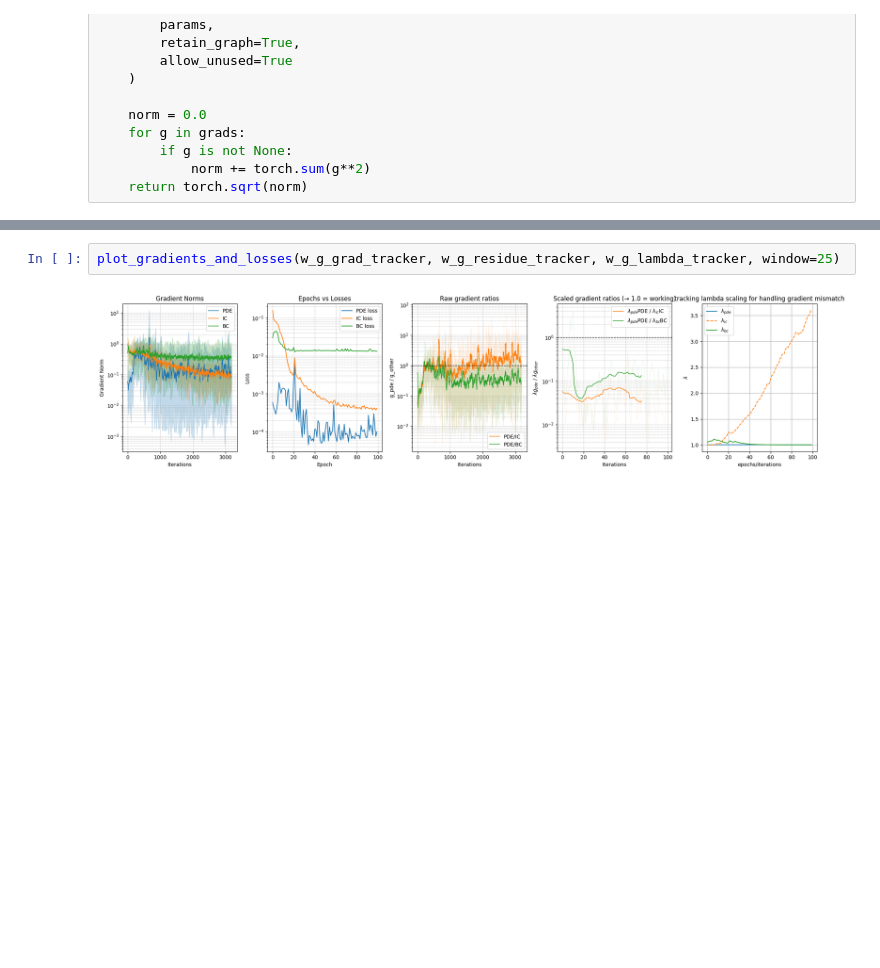
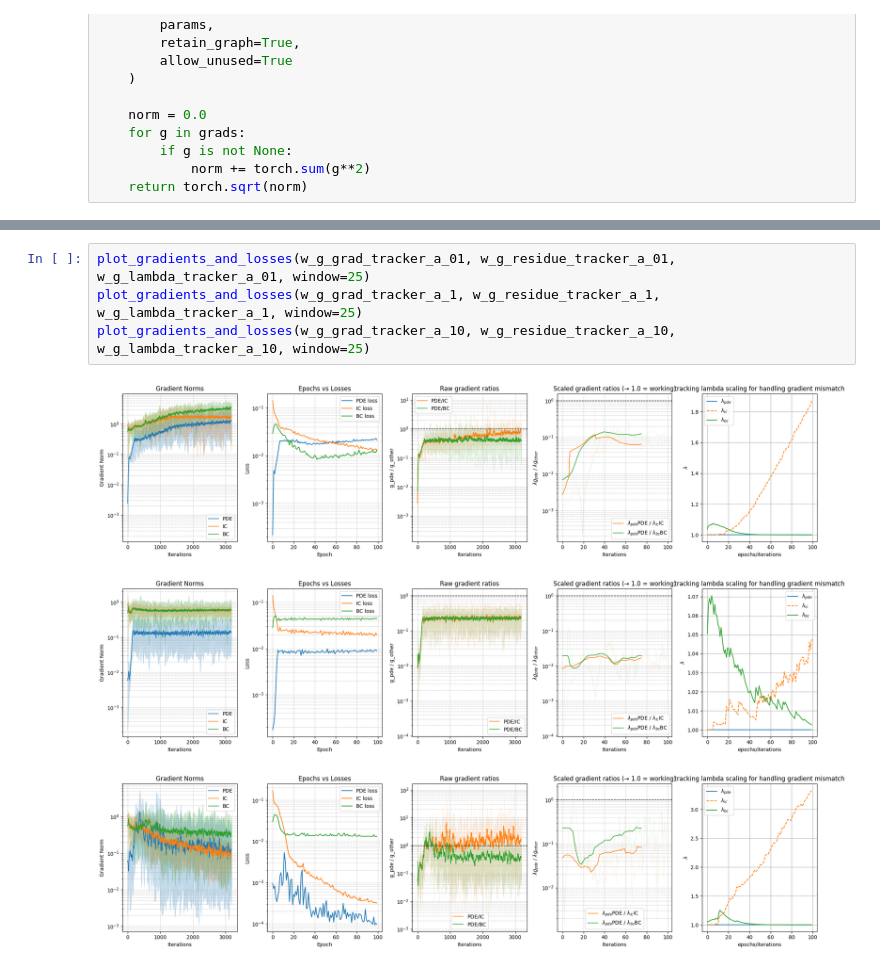
Before and after one commit to Mafaz03/Deep-Learning-in-Mechanics, a Jupyter notebook: advection-diffusion.ipynb, the cells around one changed output, grey strips where cells are left out. Cells and saved outputs as stored; diff of their text form; blank space fills up the shorter version.

```diff
--- a/advection-diffusion.ipynb
+++ b/advection-diffusion.ipynb
@@ -327,6 +350,10 @@ EPOCH: 100 | train loss: 0.0148 | test loss: 0.0145
 # %%
-plot_gradients_and_losses(w_g_grad_tracker, w_g_residue_tracker, w_g_lambda_tracker, window=25)
+plot_gradients_and_losses(w_g_grad_tracker_a_01, w_g_residue_tracker_a_01, w_g_lambda_tracker_a_01, window=25)
+plot_gradients_and_losses(w_g_grad_tracker_a_1, w_g_residue_tracker_a_1, w_g_lambda_tracker_a_1, window=25)
+plot_gradients_and_losses(w_g_grad_tracker_a_10, w_g_residue_tracker_a_10, w_g_lambda_tracker_a_10, window=25)
 # %% [output]
-[figure, old version]
+[figure, new version]
+[figure, added]
+[figure, added]
 # %%
 inference(domain = domain,
```
Also changed, not shown: parts of 11 cells of this notebook, 3 other files.
